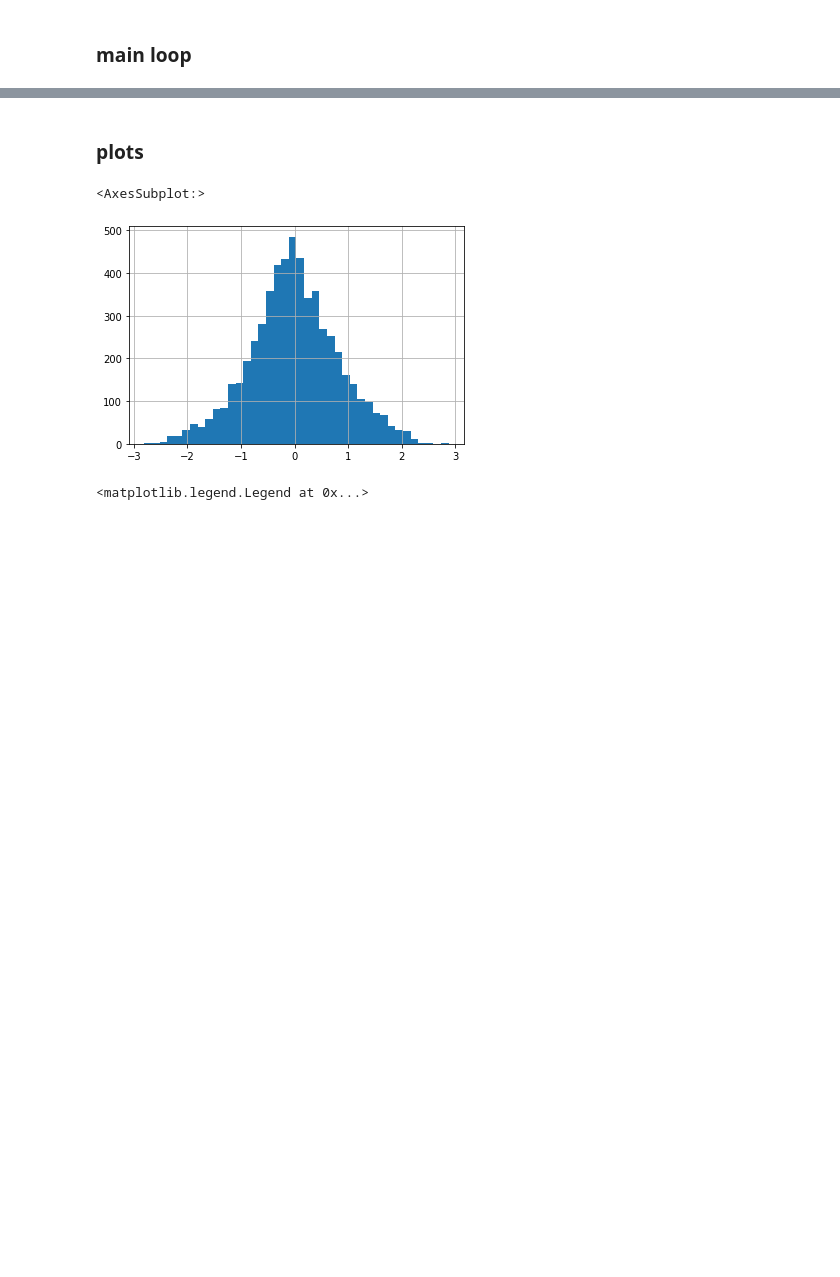
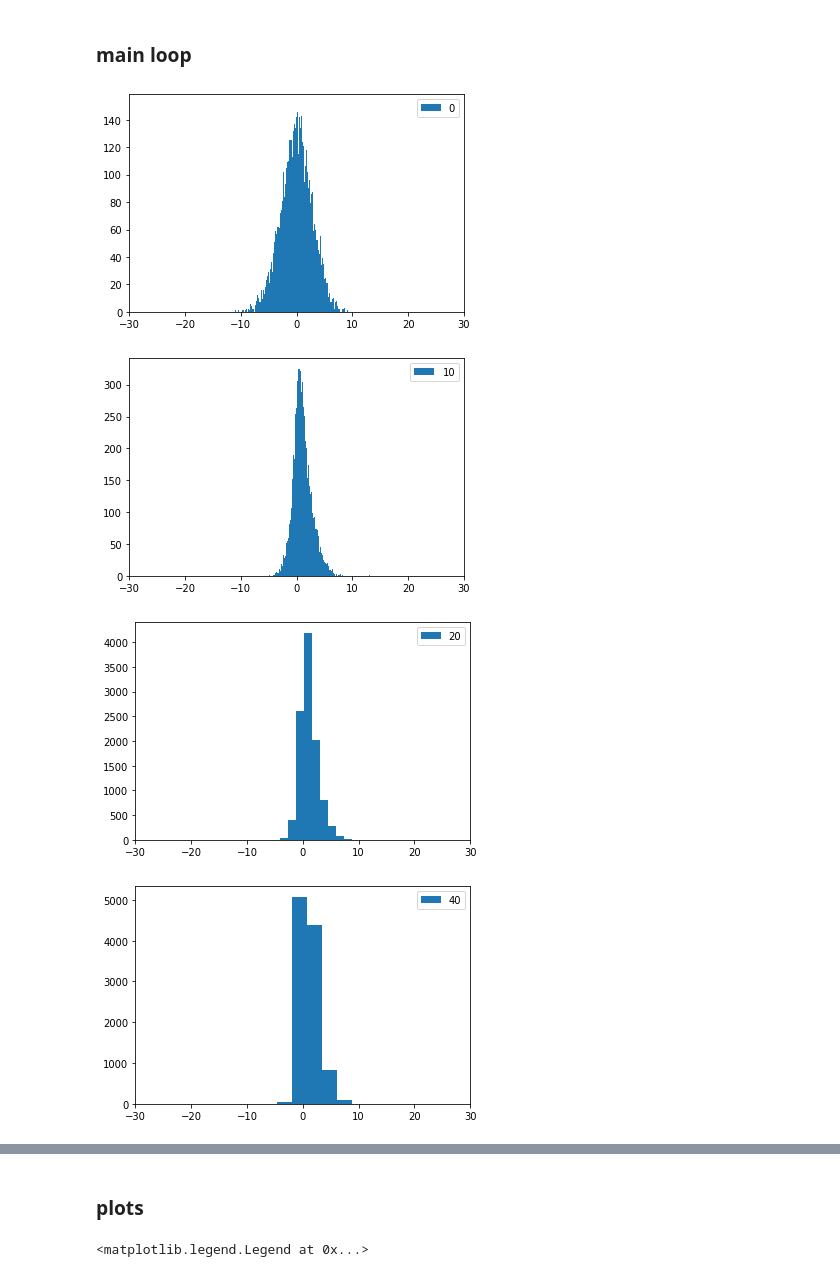
Before and after one commit to olgaborodina/N-body_simulations_analysis, a Jupyter notebook: kinematics_analysis.ipynb, the cells around one changed output, grey strips where cells are left out. Drawn from its saved outputs; the diff is of its cells as text; code cells hidden in the pictures; blank space fills up the shorter version.

```diff
--- a/kinematics_analysis.ipynb
+++ b/kinematics_analysis.ipynb
@@ -39,15 +42,22 @@ def spherical_coords(cluster_obs, density_cs, file):
     return r, vr
 # %%
-def cluster_center_coords(cluster_obs, density_cs, file):
+def cluster_center_coords(cluster, density_cs, snapshot):
     xc, yc, zc = density_cs.iloc[snapshot, 1:4]
     vxc, vyc, vzc = density_cs.iloc[snapshot, 4:7]
 
-    r = np.sqrt((cluster_obs['x'] - xc) ** 2 + (cluster_obs['y'] - yc) ** 2 + (cluster_obs['z'] - zc) ** 2)
+    r = np.sqrt((cluster['x'] - xc) ** 2 + (cluster['y'] - yc) ** 2 + (cluster['z'] - zc) ** 2)
 
     alpha = np.arctan2(yc, xc)
 
-    vx_new =   np.cos(alpha) * (cluster_obs['vx'] - vxc) + np.sin(alpha) * (cluster_obs['vy'] - vyc)
-    vy_new = - np.sin(alpha) * (cluster_obs['vx'] - vxc) + np.cos(alpha) * (cluster_obs['vy'] - vyc)
-    vz_new =   cluster_obs['vz'] - vzc
+    x_new =   np.cos(alpha) * (cluster['x'] - xc) + np.sin(alpha) * (cluster['y'] - yc)
+
+    vx_new =   np.cos(alpha) * (cluster['vx'] - vxc) + np.sin(alpha) * (cluster['vy'] - vyc)
+    vy_new = - np.sin(alpha) * (cluster['vx'] - vxc) + np.cos(alpha) * (cluster['vy'] - vyc)
+    vz_new =   cluster['vz'] - vzc
+
+    plt.hist(vx_new * abs(x_new) / x_new, bins=250, label=snapshot)
+    plt.xlim(-30,30)
+    plt.legend()
+    plt.show()
 
     return r, vx_new
@@ -79,19 +97,19 @@ vx_in_shells['r'] = np.linspace(0, R_max, 151)[1:]
 ### main loop
 # %%
 for file in files:
-    cluster_obs = pd.read_csv(OUTPUT_DIR / file, index_col=0, delimiter='\s+', header=3, names=names)
-    cluster_obs = normalize_cluster(cluster_obs)
+    cluster = pd.read_csv(OUTPUT_DIR / file, index_col=0, delimiter='\s+', header=3, names=names)
+    cluster = normalize_cluster(cluster)
     density_cs = pd.read_csv(OUTPUT_DIR / 'def-dc.dat', delimiter='\s+', index_col=0, header=None)
     snapshot = int(file.split('.')[0])
 
-    cluster_obs['r'], cluster_obs['vr'] = spherical_coords(cluster_obs, density_cs, snapshot)
-    cluster_center_obs = cluster_obs[cluster_obs['r'] < R_max].copy()
+    cluster['r'], cluster['vr'] = spherical_coords(cluster, density_cs, snapshot)
+    cluster_center = cluster[cluster['r'] < R_max].copy()
 
     r_i_1 = 0
     v_in_shell = []
 
     for r_i in v_in_shells['r']:
-        dr_stars = cluster_center_obs[(cluster_center_obs['r']<=r_i) & (cluster_center_obs['r']>r_i_1)]
+        dr_stars = cluster_center[(cluster_center['r']<=r_i) & (cluster_center['r']>r_i_1)]
         N = len(dr_stars)
         vr_sum = dr_stars['vr'].sum()
         if N > 0:
@@ -102,24 +120,29 @@ for file in files:
     v_in_shells[f'{snapshot}'] = v_in_shell
 # %%
 for file in files:
-    cluster_obs = pd.read_csv(OUTPUT_DIR / file, index_col=0, delimiter='\s+', header=3, names=names)
-    cluster_obs = normalize_cluster(cluster_obs)
+    cluster = pd.read_csv(OUTPUT_DIR / file, index_col=0, delimiter='\s+', header=3, names=names)
+    cluster = normalize_cluster(cluster)
     density_cs = pd.read_csv(OUTPUT_DIR / 'def-dc.dat', delimiter='\s+', index_col=0, header=None)
     snapshot = int(file.split('.')[0])
 
-    cluster_obs['r'], cluster_obs['vx_'] = cluster_center_coords(cluster_obs, density_cs, snapshot)
-    cluster_center_obs = cluster_obs[cluster_obs['r'] < R_max].copy()
+    cluster['r'], cluster['vx_'] = cluster_center_coords(cluster, density_cs, snapshot)
+    cluster_center = cluster[cluster['r'] < R_max].copy()
 
     r_i_1 = 0
     v_in_shell = []
 
     for r_i in v_in_shells['r']:
-        dr_stars = cluster_center_obs[(cluster_center_obs['r']<=r_i) & (cluster_center_obs['r']>r_i_1)]
+        dr_stars = cluster_center[(cluster_center['r']<=r_i) & (cluster_center['r']>r_i_1)]
         N = len(dr_stars)
         vx_sum = dr_stars['vx_'].sum()
         if N > 0:
             v_in_shell.append(vx_sum / N)
         else: v_in_shell.append(0)
         r_i_1 = r_i
 
     vx_in_shells[f'{snapshot}'] = v_in_shell
+# %% [output]
+[figure, added]
+[figure, added]
+[figure, added]
+[figure, added]
@@ -126,10 +154,5 @@ for file in files:
 # %% [markdown]
 ### plots
-# %%
-cluster_center_obs['vx_'].hist(bins=40)
-# %% [output]
-<AxesSubplot:>
-[figure, removed]
 # %%
 fig, ax = plt.subplots(figsize=(10, 6))
 color=iter(cm.plasma(np.linspace(0, 1, 11)))
```
Also changed, not shown: parts of 17 cells of this notebook.
